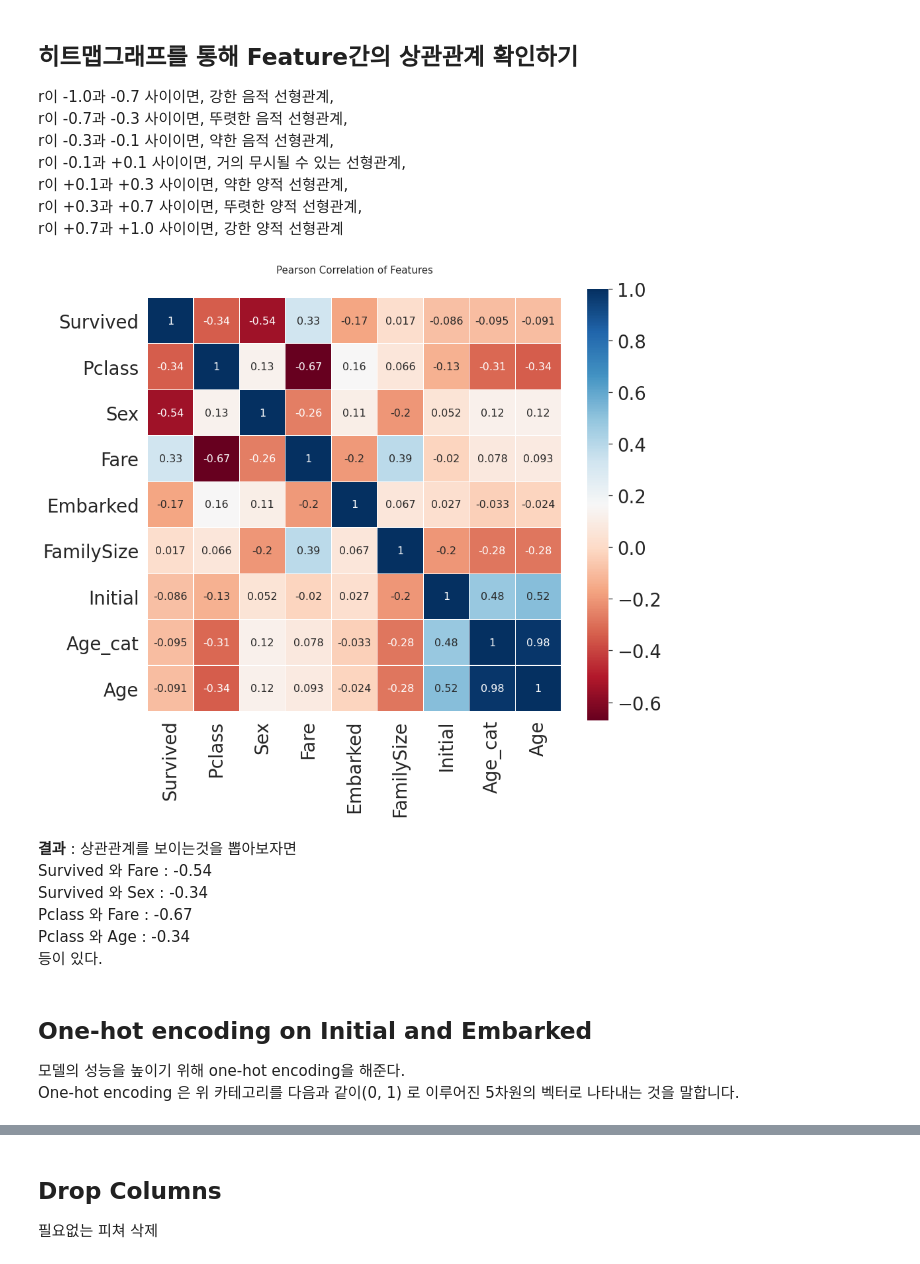
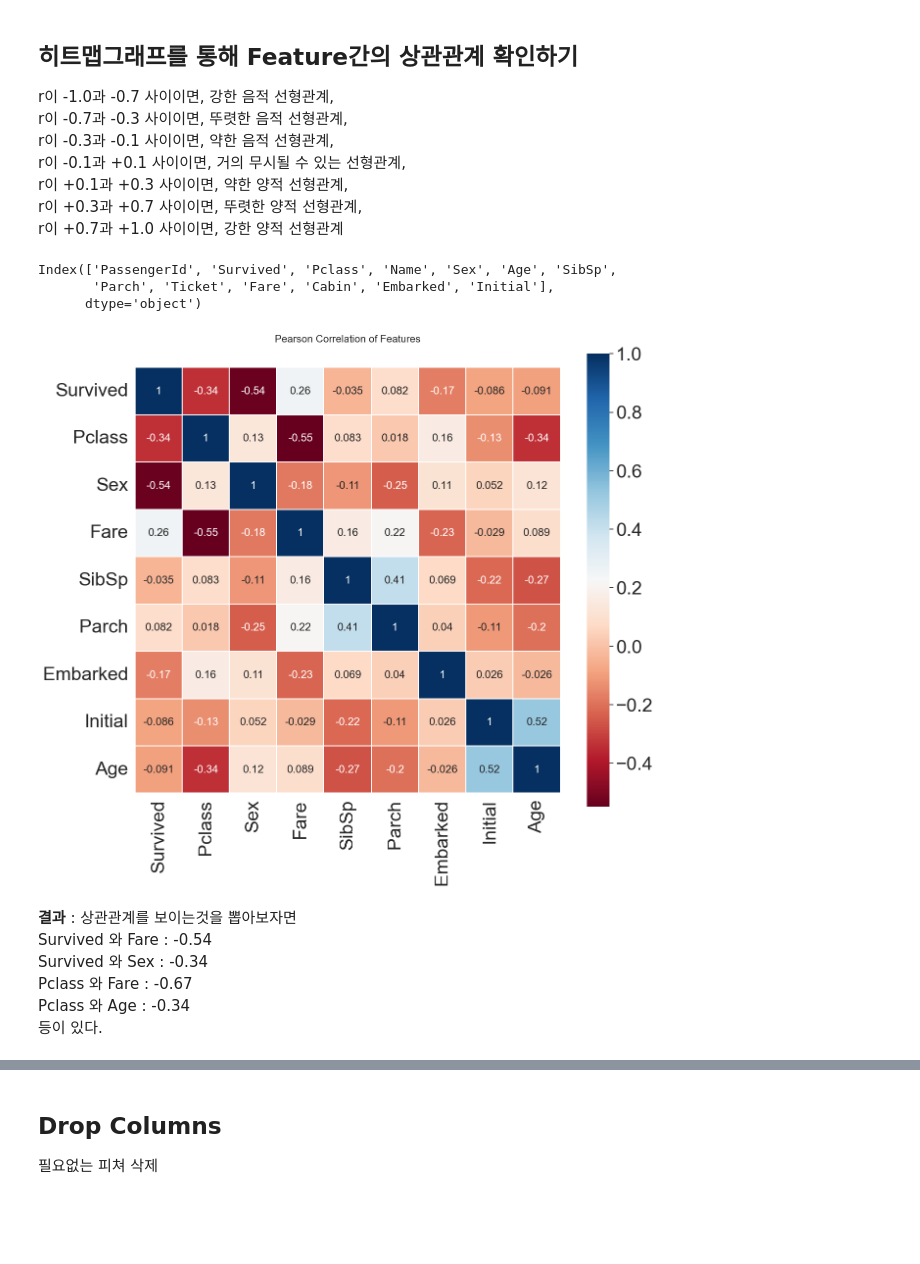
Before and after one commit to jjonhwa/practice, a Jupyter notebook: 실습/고급반/과제/타이타닉_생존율_예측(학번-이름).ipynb, the cells around one changed output, grey strips where cells are left out. Saved outputs shown, nothing was run; the diff lists cells and outputs as text; code cells hidden in the pictures; blank space fills up the shorter version.

```diff
--- a/실습/고급반/과제/타이타닉_생존율_예측(학번-이름).ipynb
+++ b/실습/고급반/과제/타이타닉_생존율_예측(학번-이름).ipynb
@@ -303,3 +265,0 @@ Sibsp 와 Parch를 합치면 함께 탑승한 가족의 수가 된다.<br>
-# %%
-df_train['FamilySize'] = df_train['SibSp'] + df_train['Parch'] + 1 # 자신을 포함해야하니 1을 더합니다
-df_test['FamilySize'] = df_test['SibSp'] + df_test['Parch'] + 1 # 자신을 포함해야하니 1을 더합니다
@@ -353,3 +265,0 @@ df_test.loc[df_test.Fare.isnull(), 'Fare'] = df_test['Fare'].mean()
-# %%
-df_train['Fare'] = df_train['Fare'].map(lambda i: np.log(i) if i > 0 else 0)
-df_test['Fare'] = df_test['Fare'].map(lambda i: np.log(i) if i > 0 else 0)
@@ -480,3 +342,0 @@ Embarked has  2  Null values
-# %%
-# 가장 많은 탑승객이 있었던 S항구로 null값 채우기
-df_train['Embarked'].fillna('S', inplace=True)
@@ -492,21 +342,0 @@ df.apply() 함수를 사용하여 나이별 카테고리 나누기
-# %%
-def category_age(x):
-    if x < 10:
-        return 0
-    elif x < 20:
-        return 1
-    elif x < 30:
-        return 2
-    elif x < 40:
-        return 3
-    elif x < 50:
-        return 4
-    elif x < 60:
-        return 5
-    elif x < 70:
-        return 6
-    else:
-        return 7
-
-df_train['Age_cat'] = df_train['Age'].apply(category_age)
-df_test['Age_cat'] = df_test['Age'].apply(category_age)
@@ -553,19 +370,25 @@ r이 -0.1과 +0.1 사이이면, 거의 무시될 수 있는 선형관계,<br>
 r이 +0.1과 +0.3 사이이면, 약한 양적 선형관계,<br>
 r이 +0.3과 +0.7 사이이면, 뚜렷한 양적 선형관계,<br>
 r이 +0.7과 +1.0 사이이면, 강한 양적 선형관계
+# %%
+df_train.columns
+# %% [output]
+Index(['PassengerId', 'Survived', 'Pclass', 'Name', 'Sex', 'Age', 'SibSp',
+       'Parch', 'Ticket', 'Fare', 'Cabin', 'Embarked', 'Initial'],
+      dtype='object')
 # %%
-heatmap_data = df_train[['Survived', 'Pclass', 'Sex', 'Fare', 'Embarked', 'FamilySize', 'Initial', 'Age_cat', 'Age']]
+heatmap_data = df_train[['Survived', 'Pclass', 'Sex', 'Fare', 'SibSp', 'Parch', 'Embarked', 'Initial', 'Age']]
 
 # plt.cm.색깔명 은 색깔을 자동으로 지정해주는 함수
 colormap = plt.cm.RdBu
 plt.figure(figsize=(14, 12))
 plt.title('Pearson Correlation of Features', y=1.05, size=15)
 sns.heatmap(heatmap_data.astype(float).corr(), linewidths=0.1, vmax=1.0,
            square=True, cmap=colormap, linecolor='white', annot=True, annot_kws={"size": 16})
 
 del heatmap_data
 # %% [output]
-[figure, old version]
+[figure, new version]
 # %% [markdown]
 **결과** : 상관관계를 보이는것을 뽑아보자면 <br>
 Survived 와 Fare : -0.54<br>
@@ -573,7 +396,3 @@ Survived 와 Sex : -0.34<br>
 Pclass 와 Fare : -0.67<br>
 Pclass 와 Age : -0.34<br>
 등이 있다.
-# %% [markdown]
-## One-hot encoding on Initial and Embarked
-모델의 성능을 높이기 위해 one-hot encoding을 해준다.<br>
-One-hot encoding 은 위 카테고리를 다음과 같이(0, 1) 로 이루어진 5차원의 벡터로 나타내는 것을 말합니다.<br>
```
Also changed, not shown: parts of 78 cells of this notebook, 9 other files.
